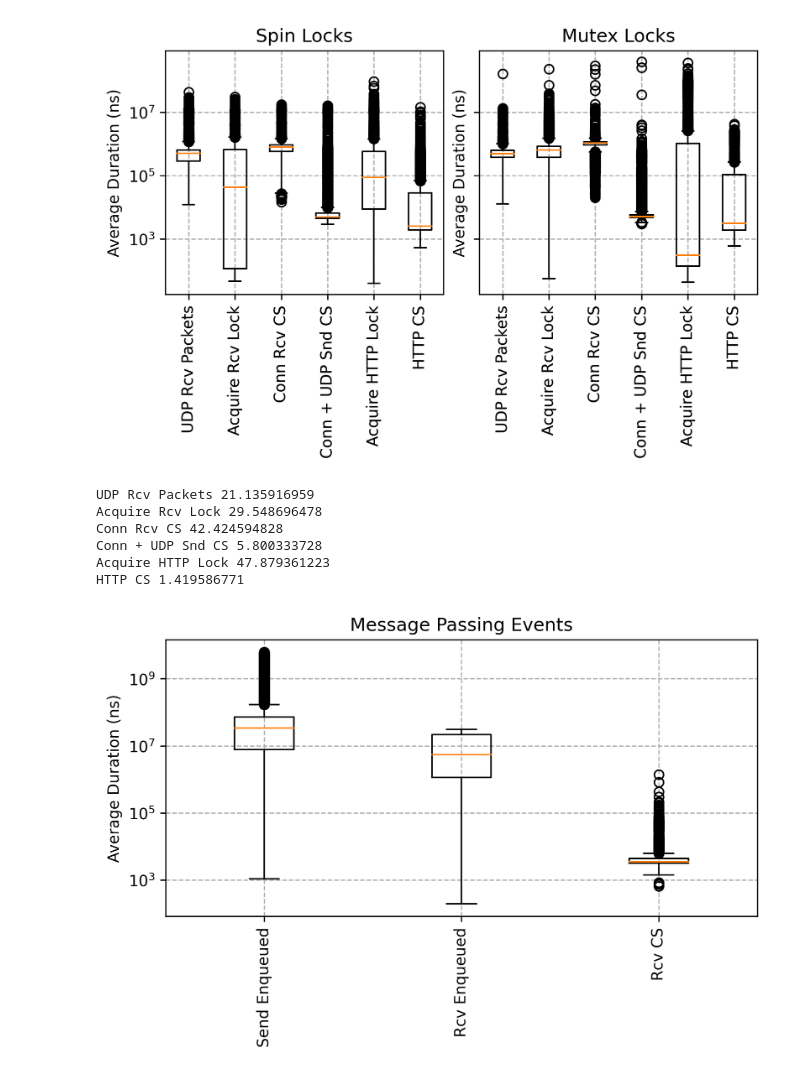
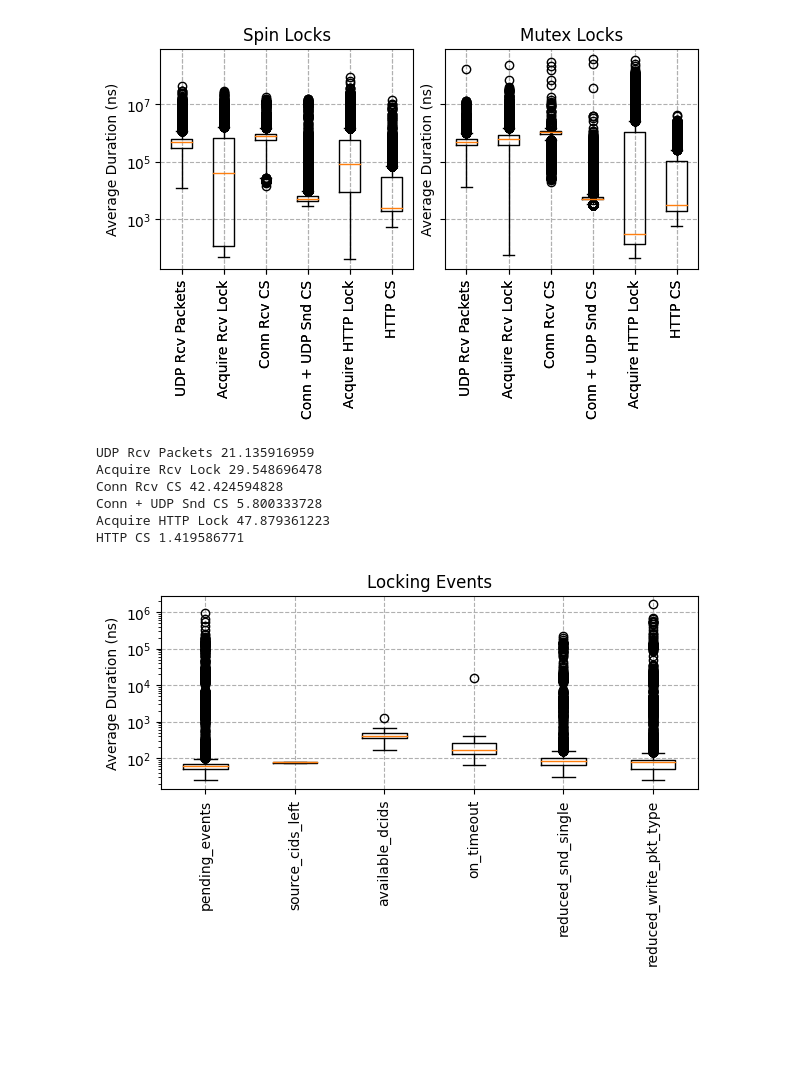
Before and after one commit to vanyingenzi/master_thesis_utilies, a Jupyter notebook: analysis/quiche_logs_event_plotting.ipynb, the cells around one changed output. Drawn from its saved outputs; the diff is of its cells as text; code cells hidden in the pictures; blank space fills up the shorter version.

```diff
--- a/analysis/quiche_logs_event_plotting.ipynb
+++ b/analysis/quiche_logs_event_plotting.ipynb
@@ -12,3 +10,5 @@ DPI=300
+# %%
+DPI=100 # 100
 # %%
 def parse_event(string: str):
     data = {}
@@ -92,7 +92,7 @@ def plot_compare_locking(spin_lock: dict, mutex: dict):
 plot_compare_locking(spin_data, mutex_data)
 plt.show()
 # %% [output]
-[figure, old version]
+[figure, new version]
 # %%
 for event, event_data in mutex_data['topic']['locking'].items():
     print(event, sum([int(ev_data['value']) for ev_data in event_data if ev_data['type'] == 'duration']) / 1_000_000_000)
@@ -109,14 +109,14 @@ event_data = get_locking_events(event_data)
 # %%
 fig, ax = plt.subplots(1, 1, sharex=True, sharey=True, figsize=(6, 4), dpi=DPI, layout="constrained")
 labels = []
 data = []
 for event_name, values in event_data.items():
     data.append([int(ev_data['value']) for ev_data in values if ev_data['type'] == 'duration'])
     labels.append(event_name)
-plot_data(ax, data, labels=labels, title="Message Passing Events")
+plot_data(ax, data, labels=labels, title="Locking Events")
 plt.show()
 # %% [output]
-[figure, old version]
+[figure, new version]
 # %%
 for event, event_data in event_data.items():
     print(event, sum([int(ev_data['value']) for ev_data in event_data if ev_data['type'] == 'duration']) / 1_000_000_000)
```
Also changed, not shown: parts of 2 cells of this notebook, 27 other files.
